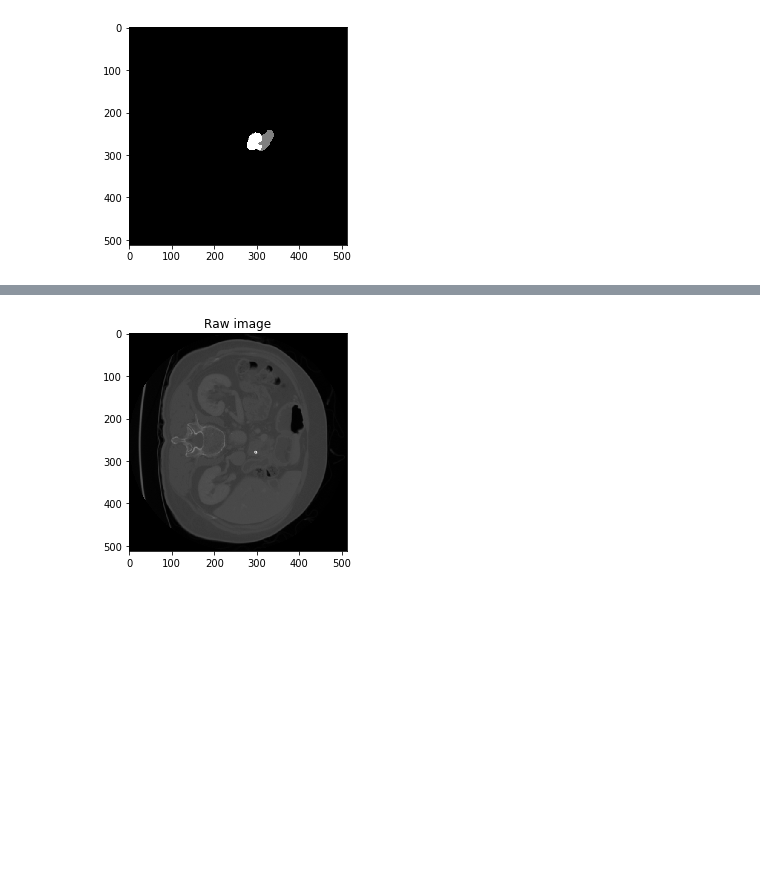
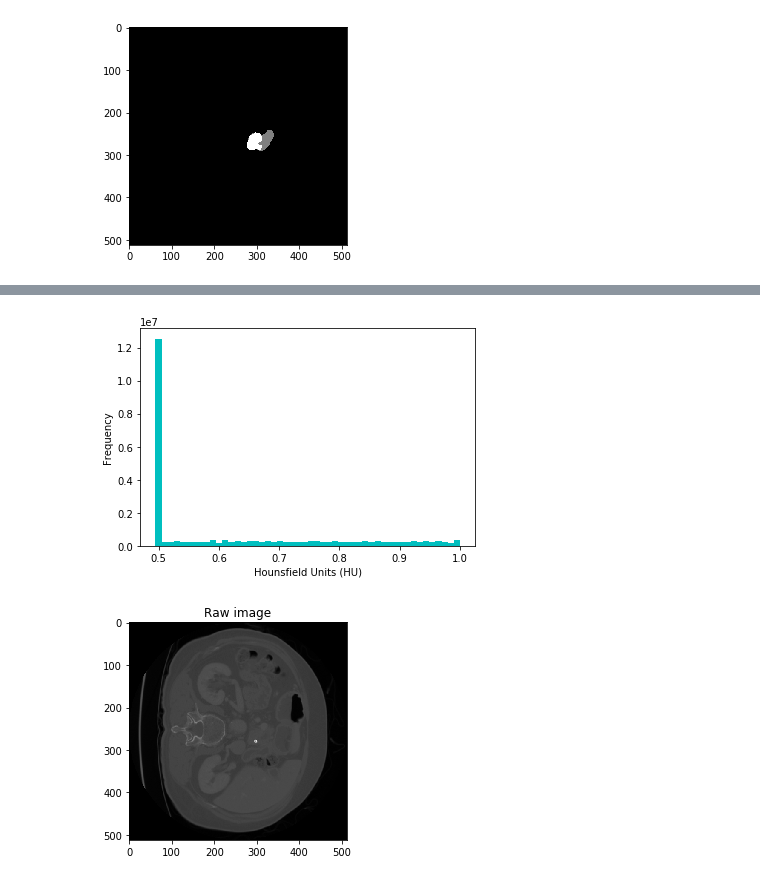
Before and after one commit to fourMembers/ai_postgraduate_project, a Jupyter notebook: notebooks/cdelatorre/Equalize_histogram_and_masks.ipynb, the cells around one changed output, grey strips where cells are left out. Saved outputs shown, nothing was run; the diff lists cells and outputs as text; code cells hidden in the pictures; blank space fills up the shorter version.

```diff
--- a/notebooks/cdelatorre/Equalize_histogram_and_masks.ipynb
+++ b/notebooks/cdelatorre/Equalize_histogram_and_masks.ipynb
@@ -44,3 +62,13 @@ img_eq = ex.equalize_hist(improved_image)
+# %%
+img_eq = ex.equalize_hist(improved_image)
+
+# HISTOGRAMA DESPUÉS DE HACER EL WINDOWING, NORMALIZE Y EQUALIZE
+plt.hist(img_eq.flatten(), bins=50, color='c') #, range = (0, 1.0))
+plt.xlabel("Hounsfield Units (HU)")
+plt.ylabel("Frequency")
+plt.show()
+# %% [output]
+[figure, added]
 # %%
 # Raw
 image_array_slice = image_array[:,:,40]
```
Also changed, not shown: parts of 8 cells of this notebook.
